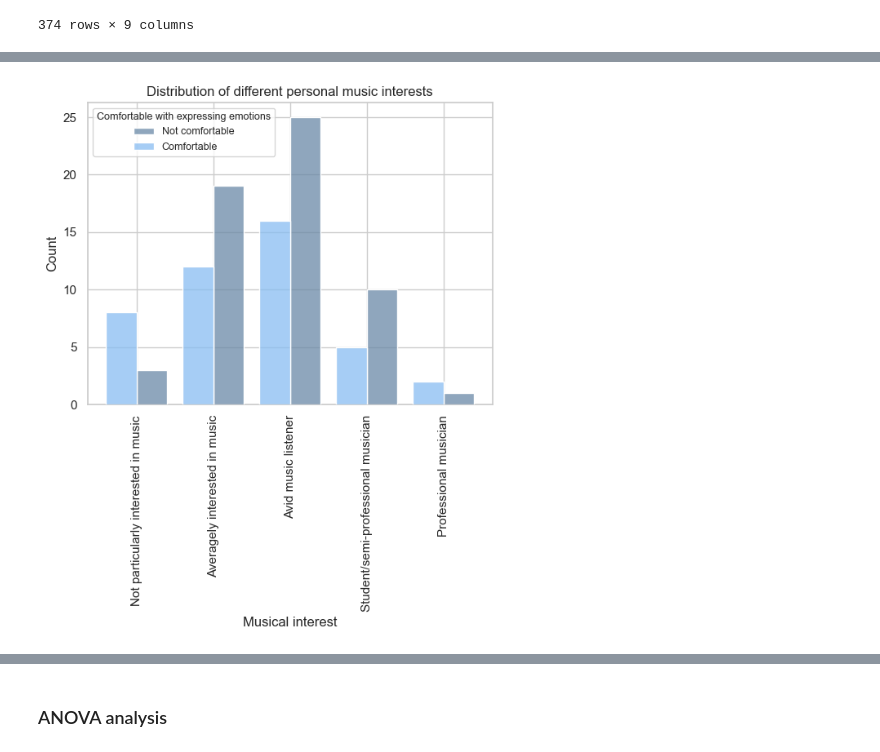
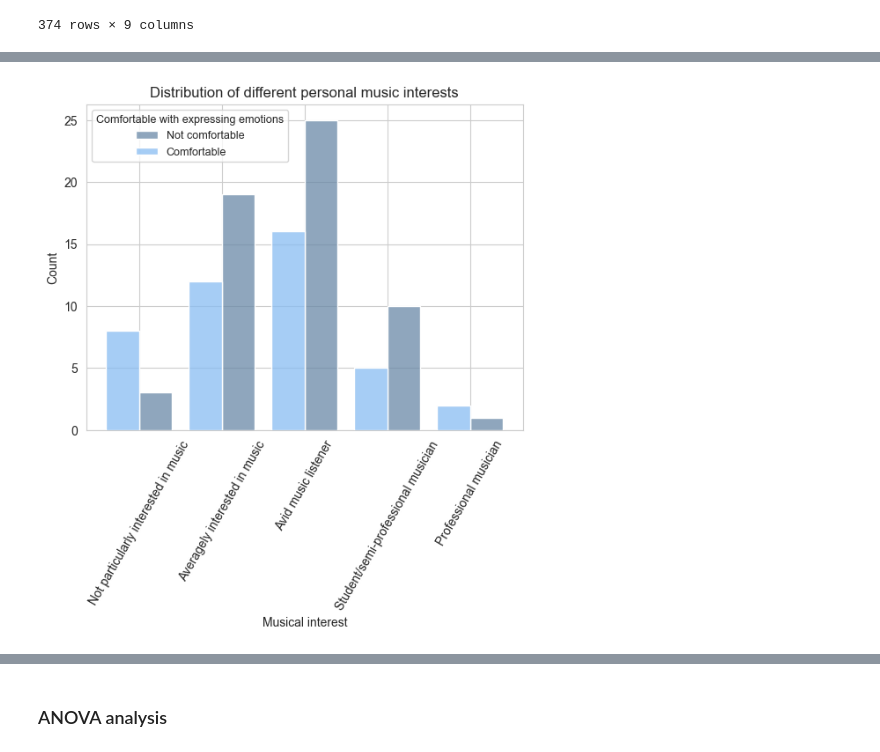
Before and after one commit to ihneskarbovik/IN5060-assignment3, a Jupyter notebook: study.ipynb, the cells around one changed output, grey strips where cells are left out. Drawn from its saved outputs; the diff is of its cells as text; code cells hidden in the pictures.

```diff
--- a/study.ipynb
+++ b/study.ipynb
@@ -187,24 +187,24 @@ plt.show()
 # %%
 order = [
     'Not particularly interested in music',
     'Averagely interested in music',
     'Avid music listener',
     'Student/semi-professional musician',
     'Professional musician']
 
 to_plot = grouped_df_all.copy()
 to_plot = to_plot.drop_duplicates(subset='Participant_ID')
 to_plot['Personal description'] = pd.Categorical(to_plot['Personal description'], categories=order, ordered=True)
 
 ax = sns.histplot(data=to_plot, x='Personal description', hue='Comfortable with expressing emotions', palette=colors[1:3], multiple="dodge", shrink=0.8, zorder=3)
 ax.set_title('Distribution of different personal music interests')
 ax.set_xlabel('Musical interest')
-ax.set_xticklabels(ax.get_xticklabels(),rotation=90)
+ax.set_xticklabels(ax.get_xticklabels(),rotation=60)
 ax.grid(True, zorder=0)
 ax.legend(title="Comfortable with expressing emotions", fontsize=9, title_fontsize=9, labels=['Not comfortable', 'Comfortable'])
 plt.show()
 # %% [output]
-[figure, old version]
+[figure, new version]
 # %%
 df_all_numeric = df_all.replace(['ILLIAC', 'CYSP', 'ALICE', 'VOYAGER'], [0, 1, 2, 3])
 df_all_numeric = df_all_numeric.replace(order, [0, 1, 2, 3, 4])
```
Also changed, not shown: parts of 11 cells of this notebook.
